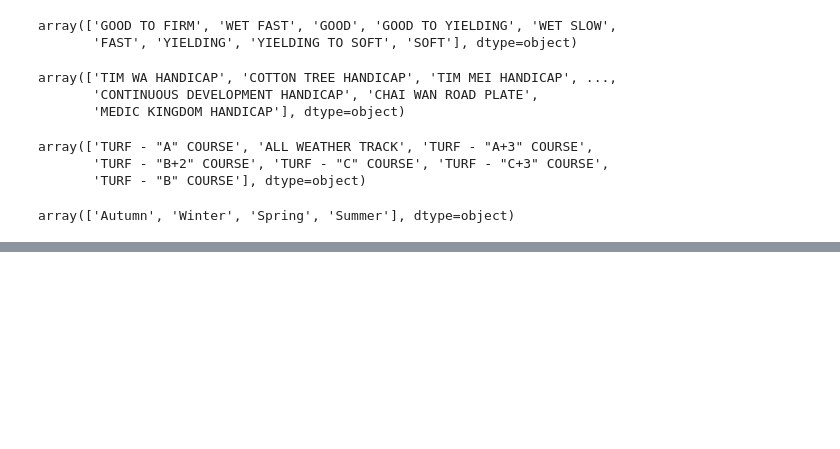
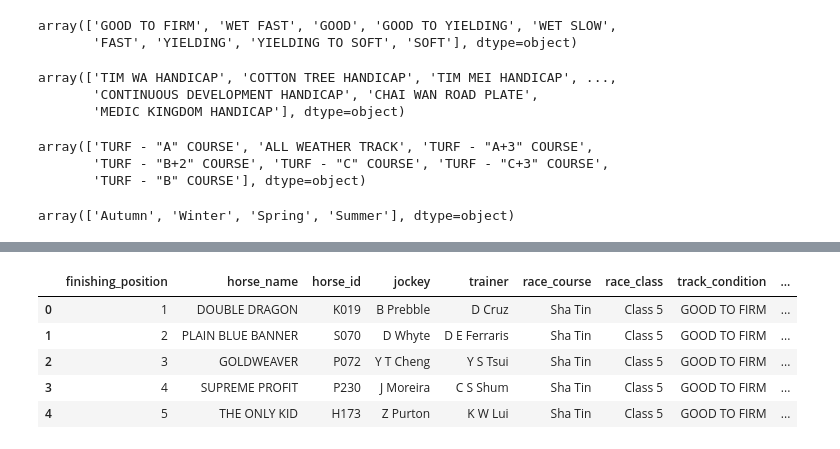
Before and after one commit to vaibhavthapli/Horse_race_big_data_derby_2022, a Jupyter notebook: data_transformation.ipynb, the cells around one changed output, grey strips where cells are left out. Drawn from its saved outputs; the diff is of its cells as text; code cells hidden in the pictures; blank space fills up the shorter version.

```diff
--- a/data_transformation.ipynb
+++ b/data_transformation.ipynb
@@ -230,0 +277,9 @@ array(['Autumn', 'Winter', 'Spring', 'Summer'], dtype=object)
+# %%
+categorical_df.head()
+# %% [output]
+|  | finishing_position | horse_name | horse_id | jockey | trainer | race_course | race_class | track_condition | ... |
+| 0 | 1 | DOUBLE DRAGON | K019 | B Prebble | D Cruz | Sha Tin | Class 5 | GOOD TO FIRM | ... |
+| 1 | 2 | PLAIN BLUE BANNER | S070 | D Whyte | D E Ferraris | Sha Tin | Class 5 | GOOD TO FIRM | ... |
+| 2 | 3 | GOLDWEAVER | P072 | Y T Cheng | Y S Tsui | Sha Tin | Class 5 | GOOD TO FIRM | ... |
+| 3 | 4 | SUPREME PROFIT | P230 | J Moreira | C S Shum | Sha Tin | Class 5 | GOOD TO FIRM | ... |
+| 4 | 5 | THE ONLY KID | H173 | Z Purton | K W Lui | Sha Tin | Class 5 | GOOD TO FIRM | ... |
```
Also changed, not shown: parts of 10 cells of this notebook, 1 other file.
